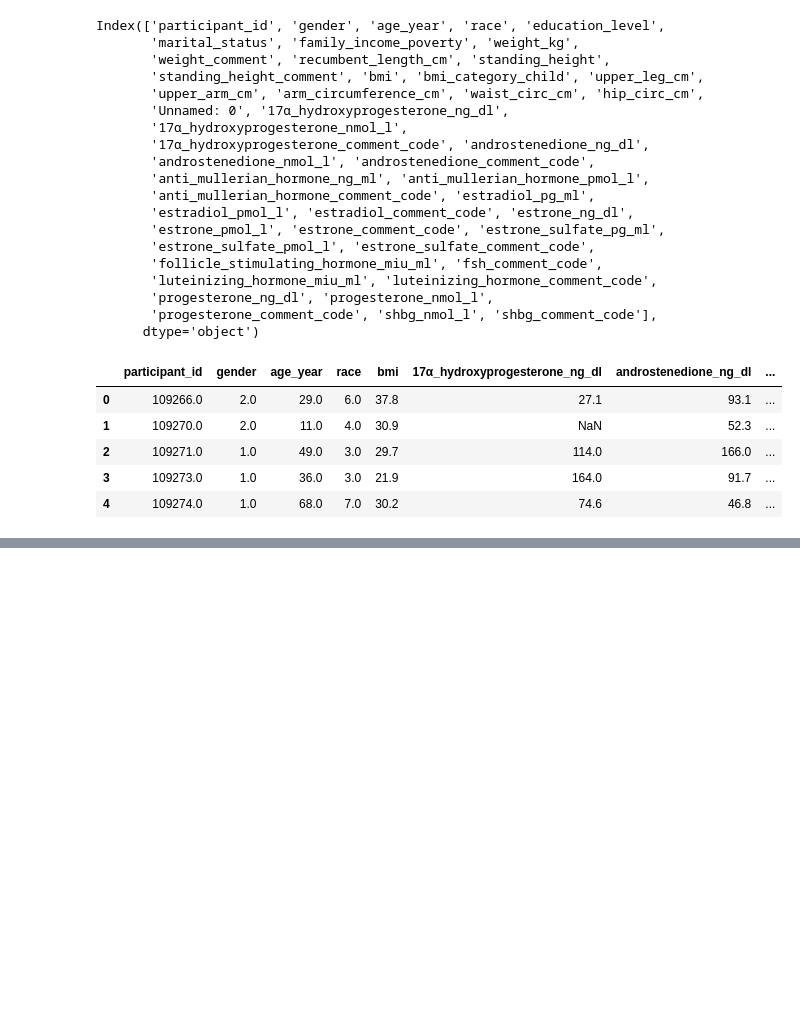
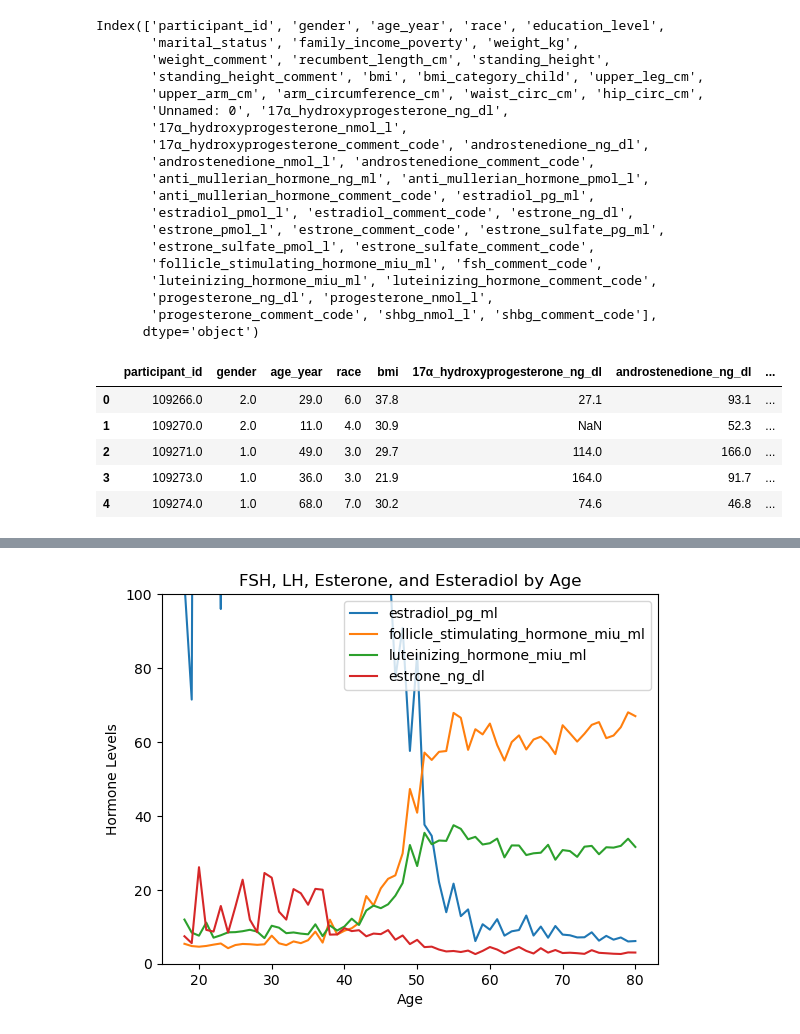
Before and after one commit to eudorach/portfolio_ds_projects, a Jupyter notebook: NHANES_analysis/7_blood_lab_sex_hormone.ipynb, the cells around one changed output, grey strips where cells are left out. Cells and saved outputs as stored; diff of their text form; code cells hidden in the pictures; blank space fills up the shorter version.

```diff
--- a/NHANES_analysis/7_blood_lab_sex_hormone.ipynb
+++ b/NHANES_analysis/7_blood_lab_sex_hormone.ipynb
@@ -174,3 +176,8 @@ df.describe()
 | 50% | 117054.000000 | 2.000000 | 41.000000 | 3.000000 | 27.100000 | 48.700000 | 63.600000 | ... |
 | 75% | 121001.000000 | 2.000000 | 61.000000 | 4.000000 | 32.400000 | 85.800000 | 95.800000 | ... |
 | max | 124822.000000 | 2.000000 | 80.000000 | 7.000000 | 92.300000 | 1110.000000 | 649.000000 | ... |
+# %%
+df = df[df['age_year'] >=18]
+# %%
+df_females = df[df['gender'] == 2]
+df_males = df[df['gender'] == 1]
@@ -176,0 +251,12 @@ df.describe()
+# %%
+df_favg = df_females.groupby('age_year')[['estradiol_pg_ml','follicle_stimulating_hormone_miu_ml',
+                                          'luteinizing_hormone_miu_ml','estrone_ng_dl']].mean()
+# %%
+df_favg.plot(y=['estradiol_pg_ml','follicle_stimulating_hormone_miu_ml','luteinizing_hormone_miu_ml','estrone_ng_dl'])
+plt.title('FSH, LH, Esterone, and Esteradiol by Age')
+plt.xlabel('Age')
+plt.ylabel('Hormone Levels')
+plt.ylim(0,100)
+plt.show()
+# %% [output]
+[figure, added]
```
Also changed, not shown: parts of 8 cells of this notebook, 1 other file.
